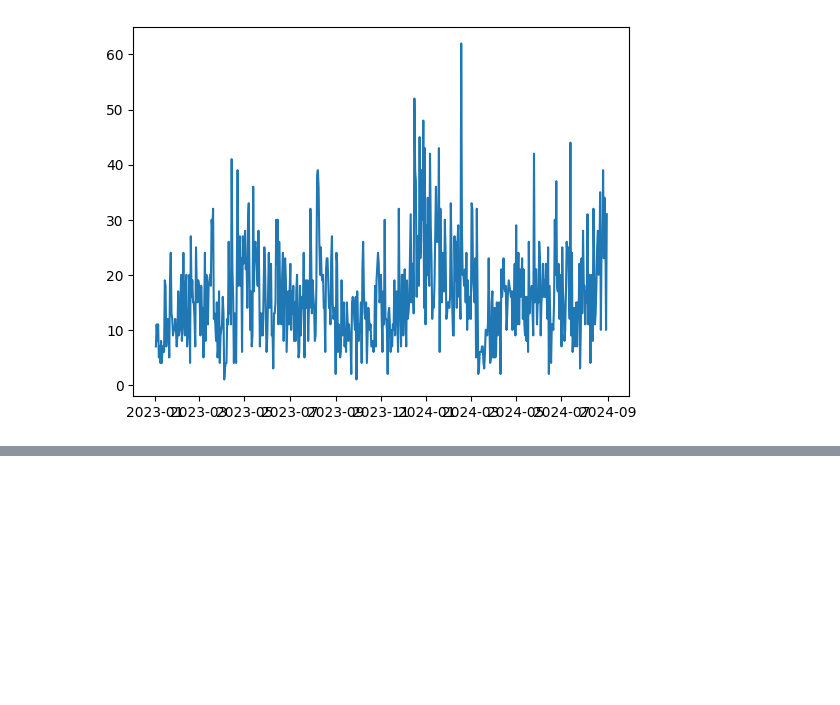
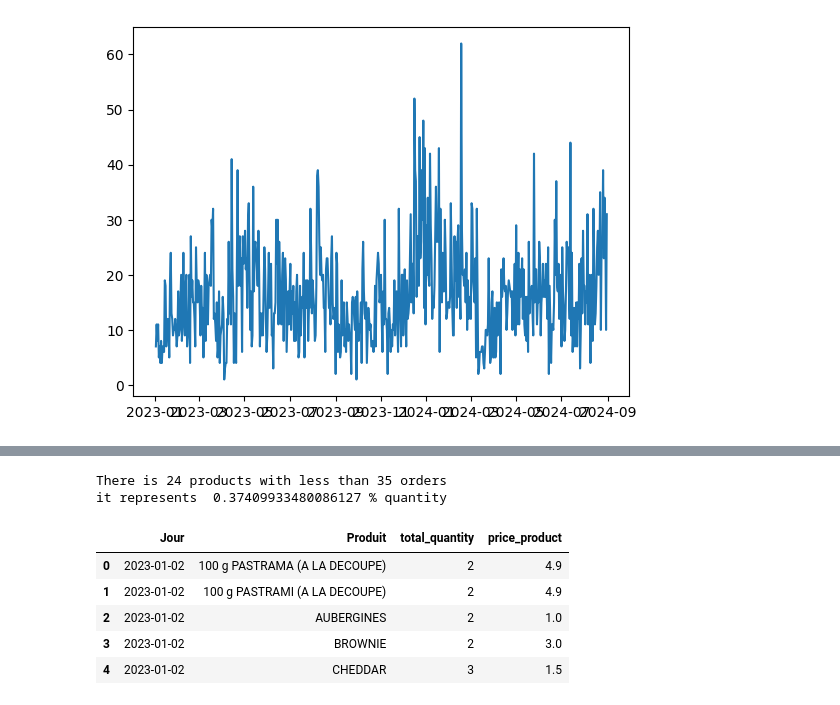
Before and after one commit to Sofiane920/salesforecast, a Jupyter notebook: notebooks/test.ipynb, the cells around one changed output, grey strips where cells are left out. Cells and saved outputs as stored; diff of their text form; code cells hidden in the pictures; blank space fills up the shorter version.

```diff
--- a/notebooks/test.ipynb
+++ b/notebooks/test.ipynb
@@ -372,0 +397,8 @@ for i in unique_products:
+# %%
+product_under_35 = total_order_per_product[total_order_per_product['Quantité']<=35]
+print("There is", len(product_under_35), "products with less than 35 orders")
+total_quantity = total_order_per_product['Quantité'].sum()
+print("it represents ", product_under_35['Quantité'].sum()/total_quantity*100, "% quantity")
+# %% [output]
+There is 24 products with less than 35 orders
+it represents  0.37409933480086127 % quantity
@@ -372,0 +414,9 @@ for i in unique_products:
+# %%
+data.head()
+# %% [output]
+|  | Jour | Produit | total_quantity | price_product |
+| 0 | 2023-01-02 | 100 g PASTRAMA (A LA DECOUPE) | 2 | 4.9 |
+| 1 | 2023-01-02 | 100 g PASTRAMI (A LA DECOUPE) | 2 | 4.9 |
+| 2 | 2023-01-02 | AUBERGINES | 2 | 1.0 |
+| 3 | 2023-01-02 | BROWNIE | 2 | 3.0 |
+| 4 | 2023-01-02 | CHEDDAR | 3 | 1.5 |
```
Also changed, not shown: parts of 35 cells of this notebook.
